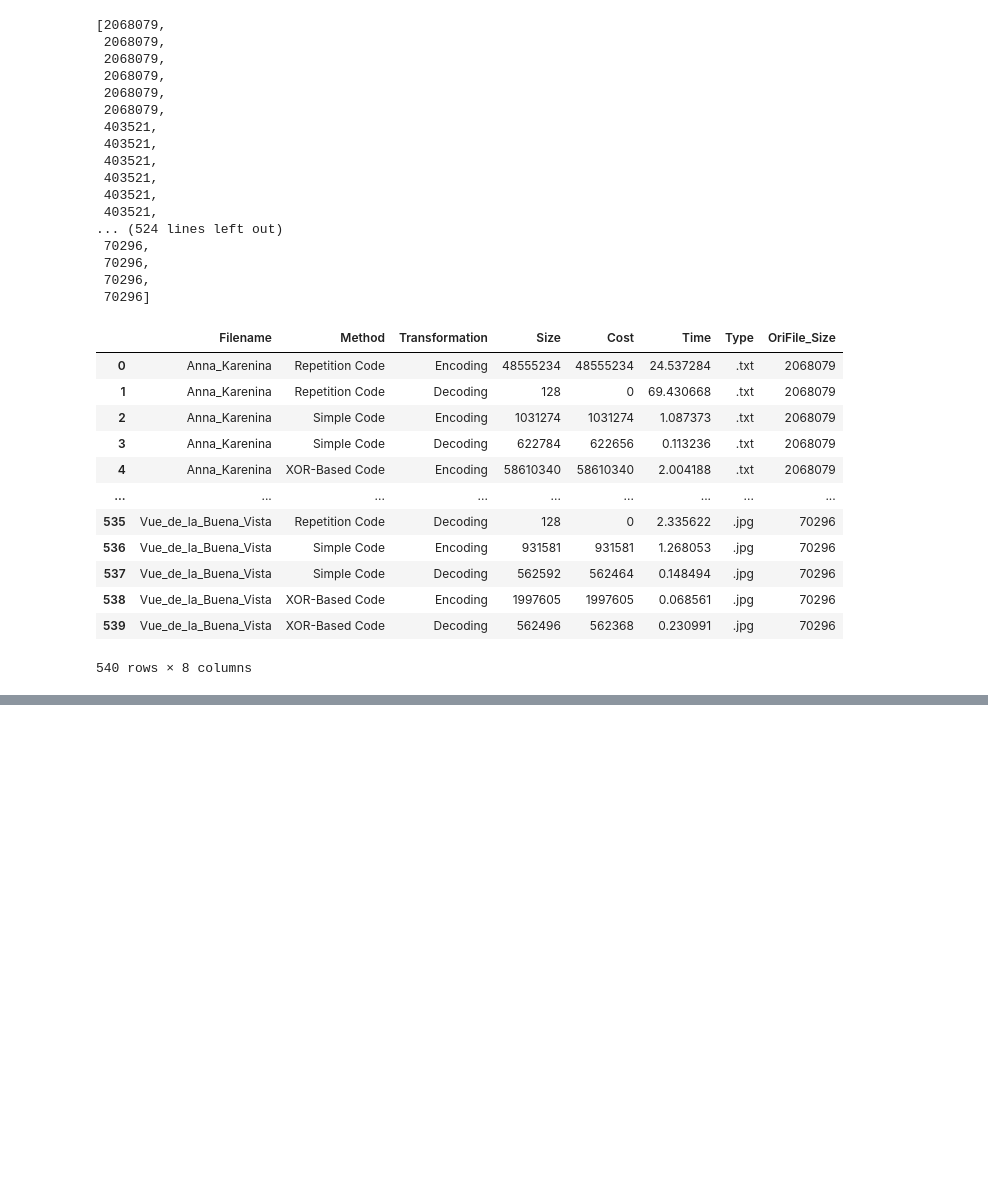
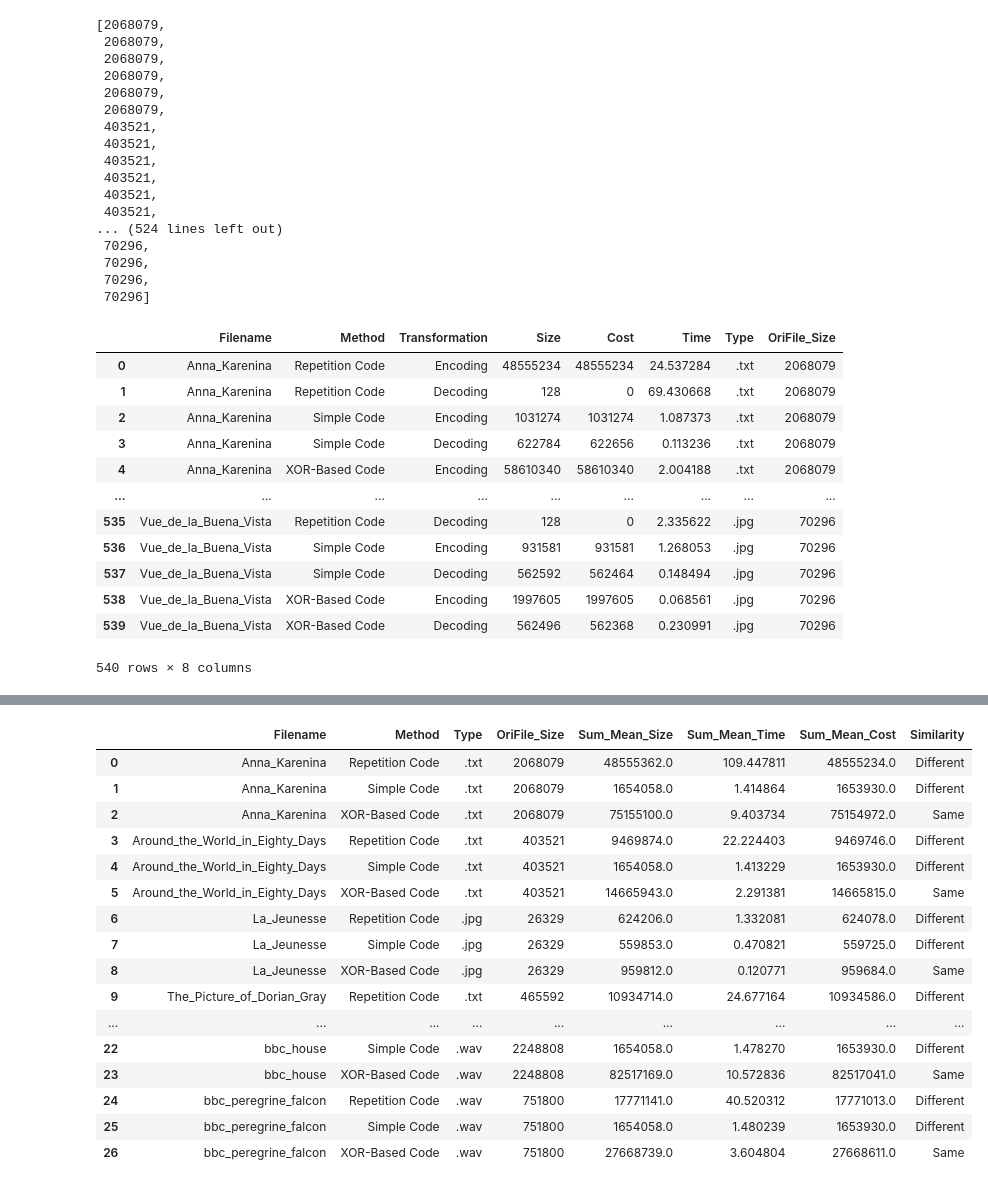
Before and after one commit to AAnzel/UNACORM, a Jupyter notebook: Source/recalculate_pickle.ipynb, the cells around one changed output, grey strips where cells are left out. Drawn from its saved outputs; the diff is of its cells as text; code cells hidden in the pictures; blank space fills up the shorter version.

```diff
--- a/Source/recalculate_pickle.ipynb
+++ b/Source/recalculate_pickle.ipynb
@@ -227,0 +326,41 @@ df.to_pickle('data/pre_measure_stat.pkl')
+# %%
+path_original_data = os.path.join('..', 'Data', 'Original')
+path_encoded_dna = os.path.join('..', 'Data', 'Encoded_DNA')
+path_decoded_dna = os.path.join('..', 'Data', 'Decoded_DNA')
+
+encoding_method = ["Repetition Code", "Simple Code",  "XOR-Based Code"]
+
+df_result = pd.DataFrame(columns=['Filename', 'Method', 'Type', 'Similarity'])
+
+for list_file in os.listdir(path_original_data):
+    string_file_no_extension = os.path.splitext(list_file)[0]
+    file_extension = os.path.splitext(list_file)[1]
+    before_encoding = string_file_no_extension+'.npy'
+    bit_path = os.path.join(path_encoded_dna, before_encoding)
+    original_bit = np.load(bit_path)
+    for em in encoding_method:
+        if em == 'Simple Code':
+            file_name = string_file_no_extension + '_simple.npy'
+        elif em == 'Repetition Code':
+            file_name = string_file_no_extension + '_repetition.npy'
+        elif em == 'The 2D Code':
+            file_name = string_file_no_extension + '_2d.npy'
+        elif em == 'XOR-Based Code':
+            file_name = string_file_no_extension + '_xor.npy'
+        path_decoded = os.path.join(path_decoded_dna, file_name)
+        bit_decoded = np.load(path_decoded)
+
+        if len(bit_decoded) == len(original_bit):
+            i = 0
+            status = 'Same'
+            while i < len(bit_decoded) and status == 'Same':
+                if bit_decoded[i] == original_bit[i]:
+                    status = 'Same'
+                else:
+                    status = 'Different'
+                i += 1
+        else:
+            status = 'Different'
+
+        list = [string_file_no_extension, em, file_extension, status]
+        df_result.loc[len(df_result)] = list
@@ -227,0 +387,22 @@ df.to_pickle('data/pre_measure_stat.pkl')
+# %%
+result = pd.concat([df_agg_summary, df_result['Similarity']], axis=1, join="inner")
+# %%
+result
+# %% [output]
+|  | Filename | Method | Type | OriFile_Size | Sum_Mean_Size | Sum_Mean_Time | Sum_Mean_Cost | Similarity |
+| 0 | Anna_Karenina | Repetition Code | .txt | 2068079 | 48555362.0 | 109.447811 | 48555234.0 | Different |
+| 1 | Anna_Karenina | Simple Code | .txt | 2068079 | 1654058.0 | 1.414864 | 1653930.0 | Different |
+| 2 | Anna_Karenina | XOR-Based Code | .txt | 2068079 | 75155100.0 | 9.403734 | 75154972.0 | Same |
+| 3 | Around_the_World_in_Eighty_Days | Repetition Code | .txt | 403521 | 9469874.0 | 22.224403 | 9469746.0 | Different |
+| 4 | Around_the_World_in_Eighty_Days | Simple Code | .txt | 403521 | 1654058.0 | 1.413229 | 1653930.0 | Different |
+| 5 | Around_the_World_in_Eighty_Days | XOR-Based Code | .txt | 403521 | 14665943.0 | 2.291381 | 14665815.0 | Same |
+| 6 | La_Jeunesse | Repetition Code | .jpg | 26329 | 624206.0 | 1.332081 | 624078.0 | Different |
+| 7 | La_Jeunesse | Simple Code | .jpg | 26329 | 559853.0 | 0.470821 | 559725.0 | Different |
+| 8 | La_Jeunesse | XOR-Based Code | .jpg | 26329 | 959812.0 | 0.120771 | 959684.0 | Same |
+| 9 | The_Picture_of_Dorian_Gray | Repetition Code | .txt | 465592 | 10934714.0 | 24.677164 | 10934586.0 | Different |
+| ... | ... | ... | ... | ... | ... | ... | ... | ... |
+| 22 | bbc_house | Simple Code | .wav | 2248808 | 1654058.0 | 1.478270 | 1653930.0 | Different |
+| 23 | bbc_house | XOR-Based Code | .wav | 2248808 | 82517169.0 | 10.572836 | 82517041.0 | Same |
+| 24 | bbc_peregrine_falcon | Repetition Code | .wav | 751800 | 17771141.0 | 40.520312 | 17771013.0 | Different |
+| 25 | bbc_peregrine_falcon | Simple Code | .wav | 751800 | 1654058.0 | 1.480239 | 1653930.0 | Different |
+| 26 | bbc_peregrine_falcon | XOR-Based Code | .wav | 751800 | 27668739.0 | 3.604804 | 27668611.0 | Same |
```
Also changed, not shown: parts of 20 cells of this notebook.
